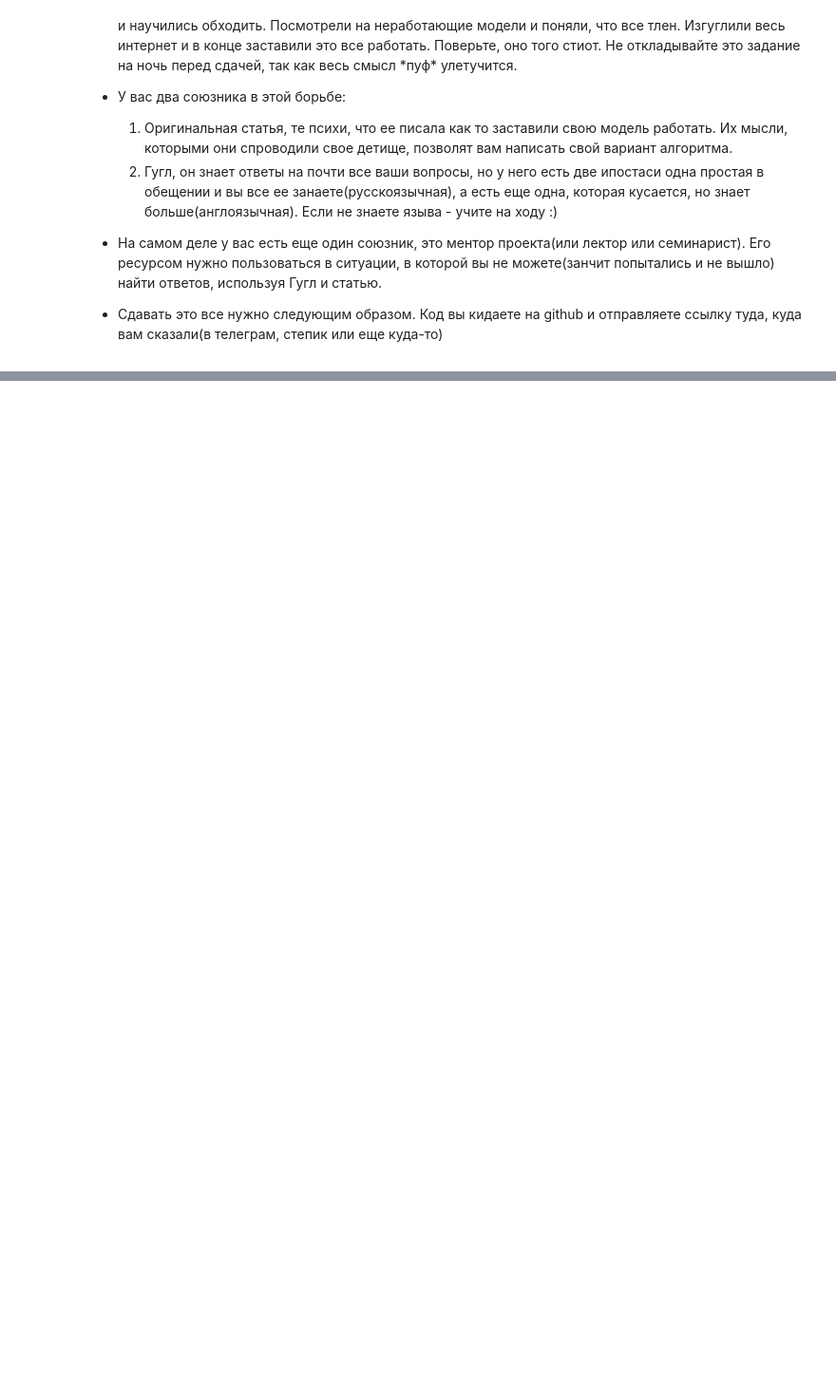
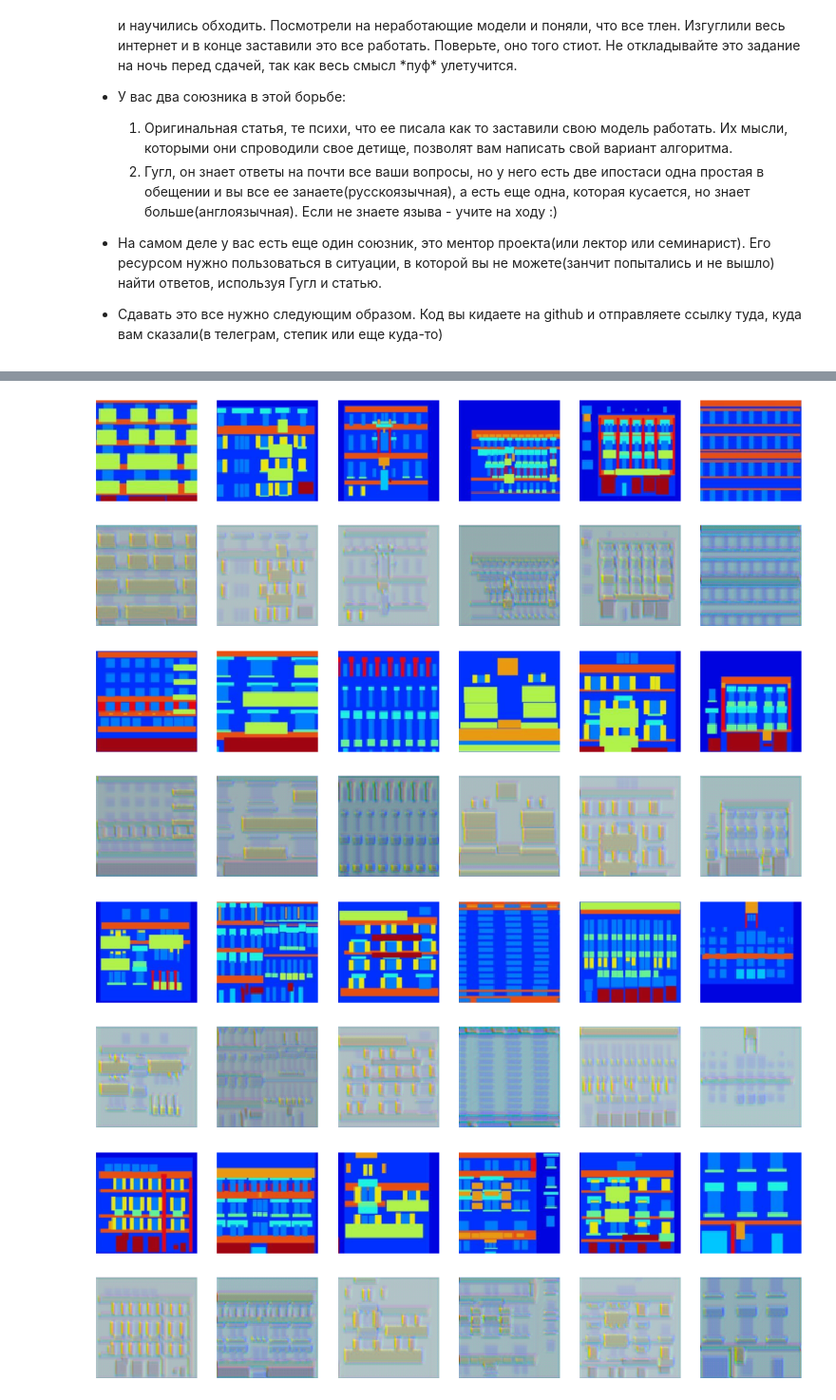
Before and after one commit to nfhktwrbq/HW19, a Jupyter notebook: s3.ipynb, the cells around one changed output, grey strips where cells are left out. Shown at 95% size. Drawn from its saved outputs; the diff is of its cells as text; code cells hidden in the pictures; blank space fills up the shorter version.

```diff
--- a/s3.ipynb
+++ b/s3.ipynb
@@ -229,0 +225,8 @@ train(501, train_dataset, val_dataset, 0.2)
+# %%
+from utils import test
+out = test(gen, DataLoader(test_dataset ,batch_size=batch_size, shuffle=True), device)
+# %% [output]
+[figure, added]
+[figure, added]
+[figure, added]
+[figure, added]
```
Also changed, not shown: parts of 8 cells of this notebook, 4 other files.
